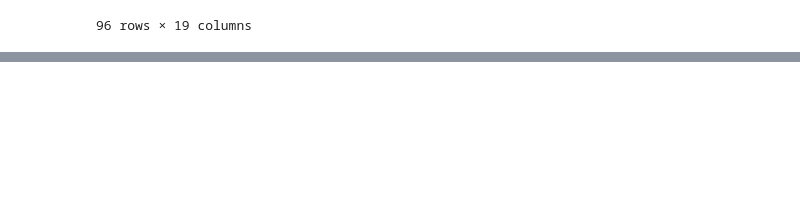
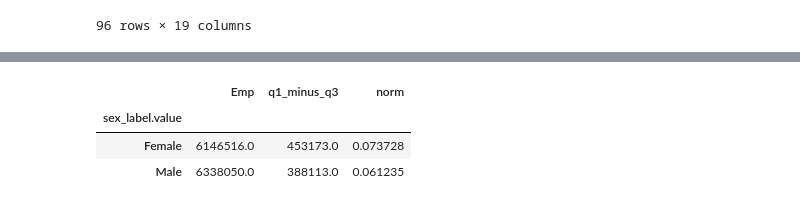
Before and after one commit to capstone-job-market-analysis/job-market-analysis, a Jupyter notebook: jeff_explore.ipynb, the cells around one changed output, grey strips where cells are left out. Saved outputs shown, nothing was run; the diff lists cells and outputs as text; code cells hidden in the pictures; blank space fills up the shorter version.

```diff
--- a/jeff_explore.ipynb
+++ b/jeff_explore.ipynb
@@ -1752,0 +1818,9 @@ race_posaff_ind.to_csv('race_posaff_ind.csv')
+# %%
+gen_comp = ed_q1_q3[['sex_label.value', 'Emp', 'q1_minus_q3']].groupby('sex_label.value').sum()
+gen_comp['norm'] = gen_comp.q1_minus_q3 / gen_comp.Emp
+gen_comp
+# %% [output]
+|  | Emp | q1_minus_q3 | norm |
+| sex_label.value |  |  |  |
+| Female | 6146516.0 | 453173.0 | 0.073728 |
+| Male | 6338050.0 | 388113.0 | 0.061235 |
```
Also changed, not shown: parts of 14 cells of this notebook.
